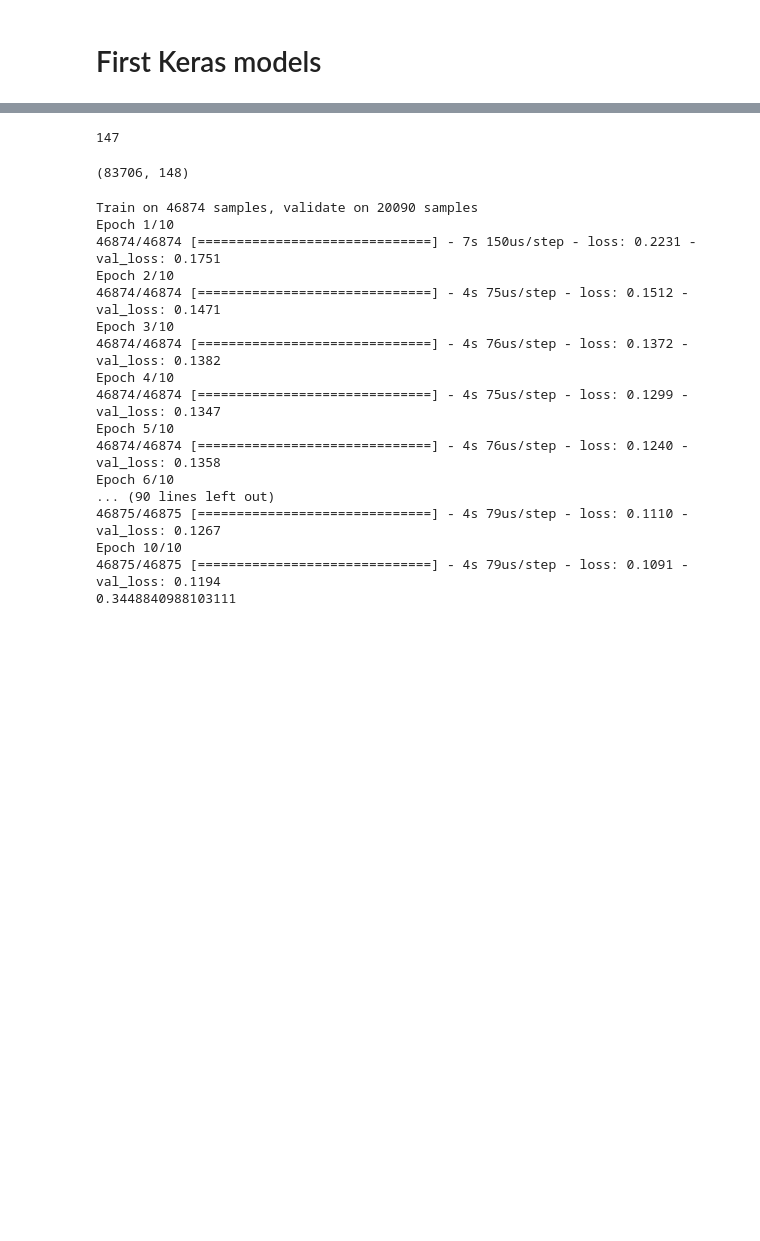
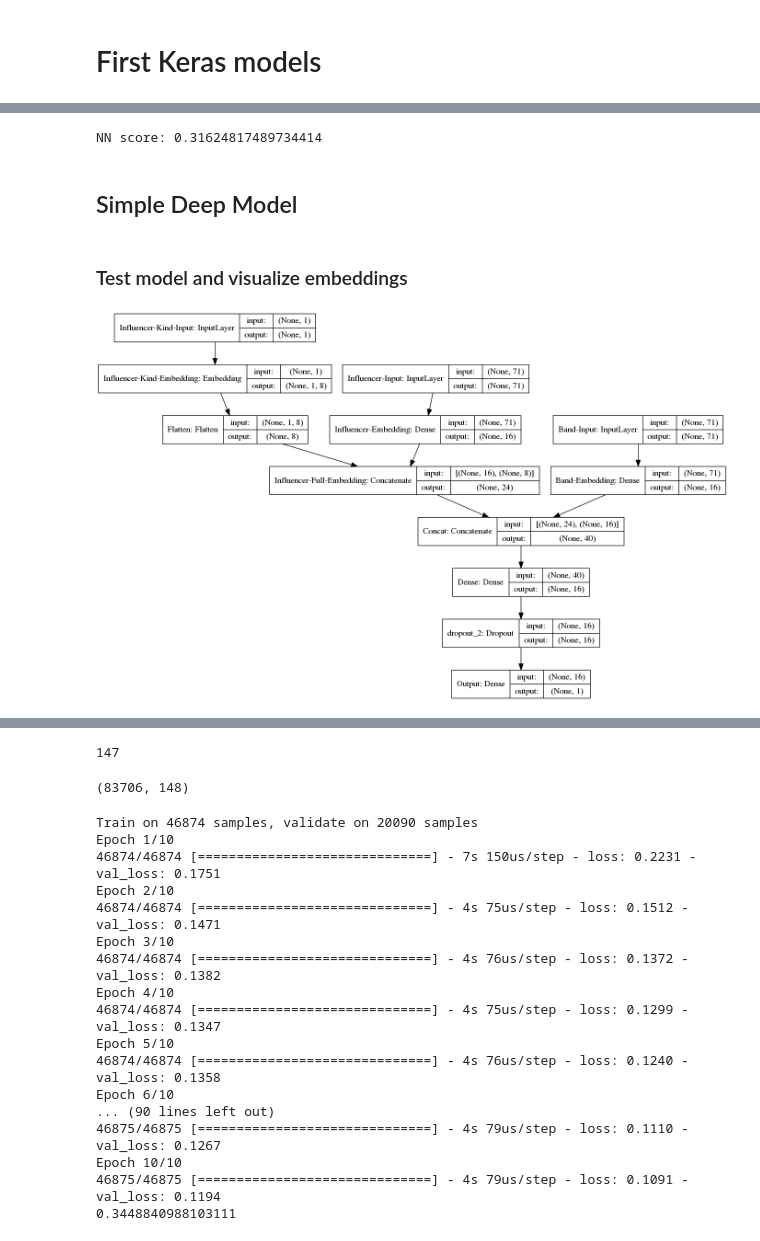
Before and after one commit to pathoumieu/groover_challenge, a Jupyter notebook: 02_first models.ipynb, the cells around one changed output, grey strips where cells are left out. Saved outputs shown, nothing was run; the diff lists cells and outputs as text; code cells hidden in the pictures; blank space fills up the shorter version.

```diff
--- a/02_first models.ipynb
+++ b/02_first models.ipynb
@@ -237,0 +220,3 @@ b_data = dataset.filter(regex='_x')
+# %%
+# Fit model on 10 epochs on all data
+history = model.fit([influencer_data, band_data], dataset.score, epochs=20, verbose=1)
@@ -237,0 +349,6 @@ b_data = dataset.filter(regex='_x')
+# %%
+print(f'NN score: {nn_score}')
+# %% [output]
+NN score: 0.31624817489734414
+# %% [markdown]
+## Simple Deep Model
@@ -237,0 +404,10 @@ b_data = dataset.filter(regex='_x')
+# %% [markdown]
+### Test model and visualize embeddings
+# %%
+# Initialize model
+model, band_embedding_model, influencer_embedding_model = build_NN_model()
+
+# Plot architecture
+plot_model(model, to_file='Dot_model_plot.png', show_shapes=True, show_layer_names=True)
+# %% [output]
+[figure, added]
```
Also changed, not shown: parts of 67 cells of this notebook, 4 other files.
